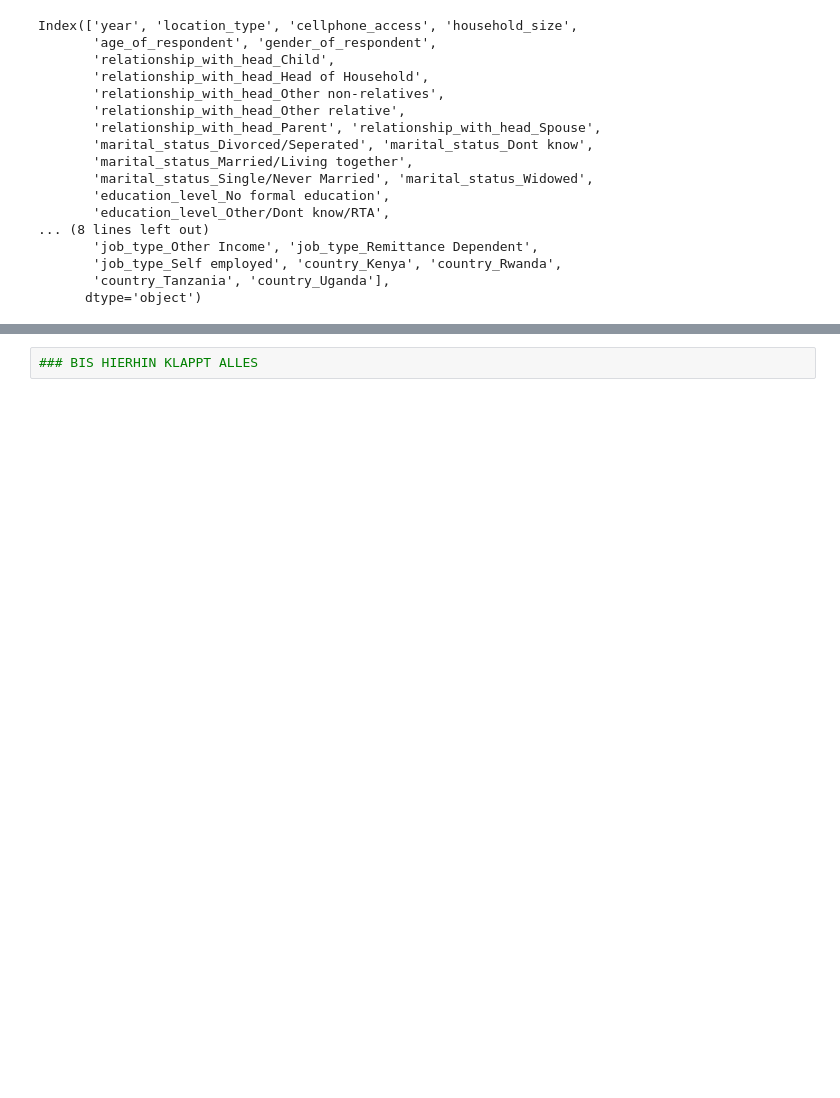
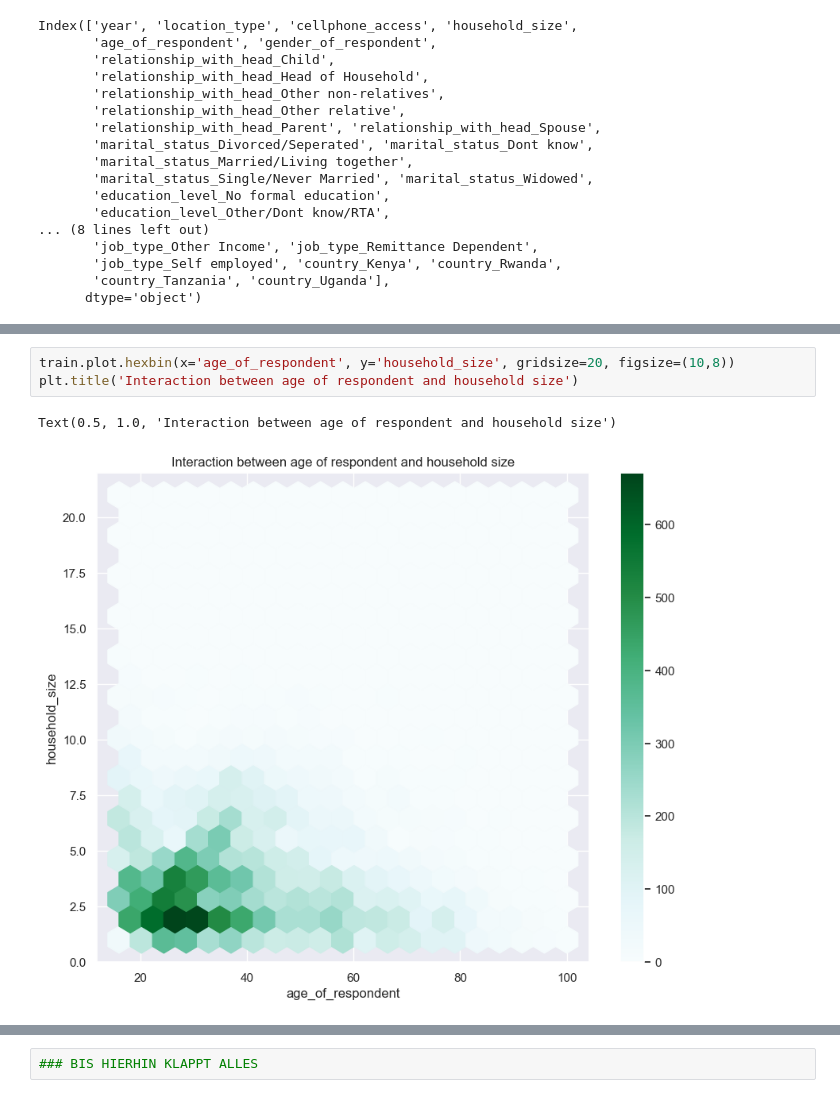
Before and after one commit to Marco-Pichl/ml_project_Team_C, a Jupyter notebook: EDA-and-modeling.ipynb, the cells around one changed output, grey strips where cells are left out. Drawn from its saved outputs; the diff is of its cells as text; blank space fills up the shorter version.

```diff
--- a/EDA-and-modeling.ipynb
+++ b/EDA-and-modeling.ipynb
@@ -383,0 +400,6 @@ Index(['year', 'location_type', 'cellphone_access', 'household_size',
+# %%
+train.plot.hexbin(x='age_of_respondent', y='household_size', gridsize=20, figsize=(10,8))
+plt.title('Interaction between age of respondent and household size')
+# %% [output]
+Text(0.5, 1.0, 'Interaction between age of respondent and household size')
+[figure, added]
```
Also changed, not shown: parts of 16 cells of this notebook, 1 other file.
